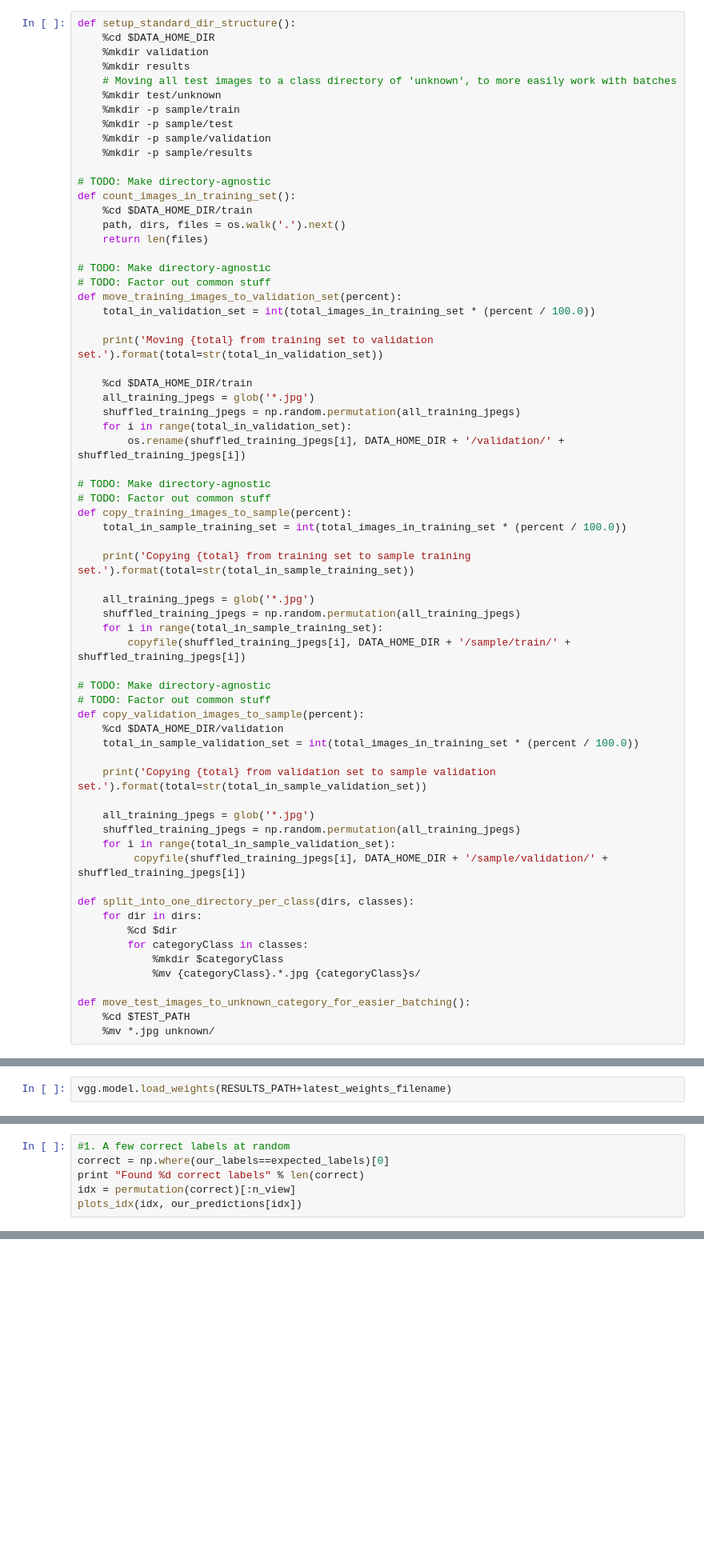
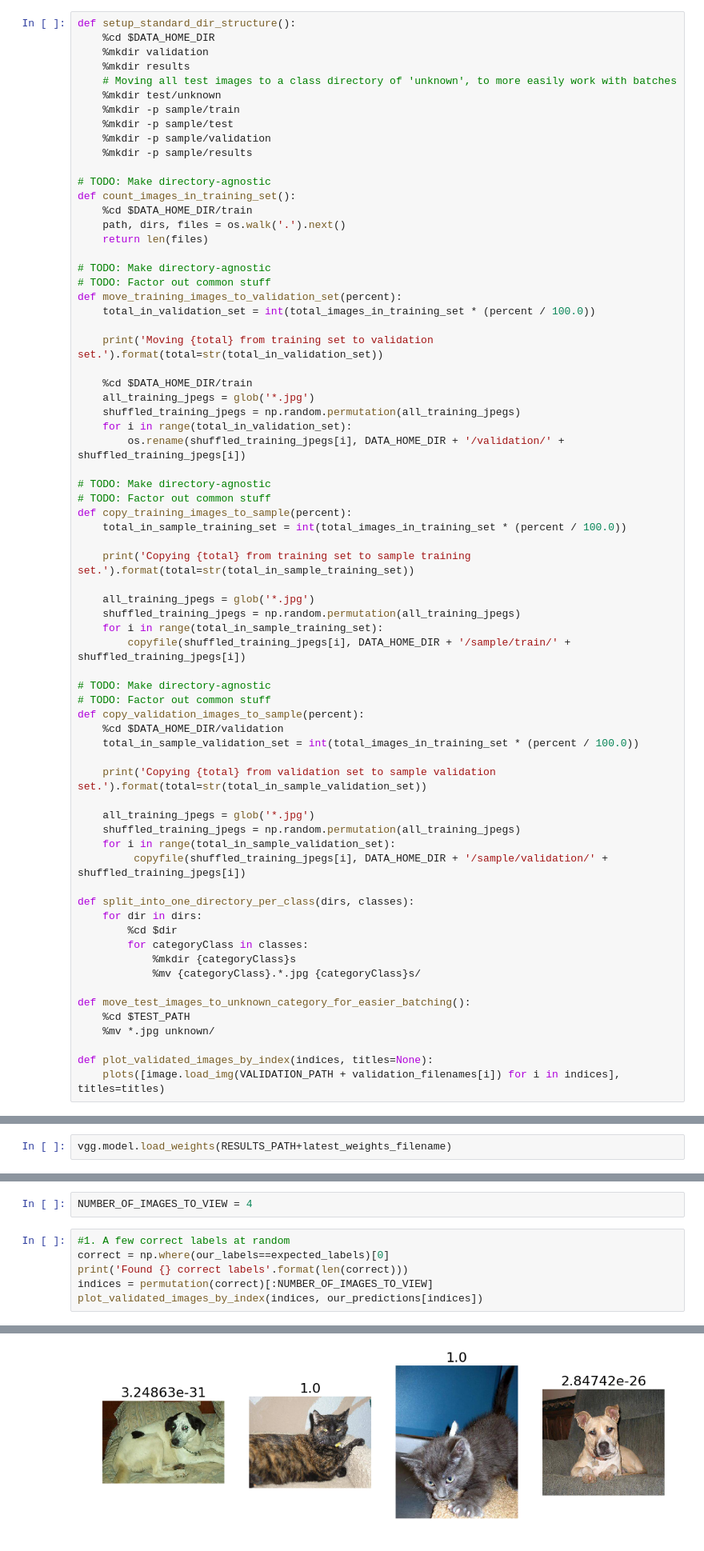
Before and after one commit to workflow/courses, a Jupyter notebook: deeplearning1/nbs/week-2-assignment/cats-dogs-redux-from-scratch/dogs_cats_redux_from_scratch.ipynb, the cells around one changed output, grey strips where cells are left out. Shown at 80% size. Drawn from its saved outputs; the diff is of its cells as text; blank space fills up the shorter version.

Commit message:
Flanifying validation and submission sections.

```diff
--- a/deeplearning1/nbs/week-2-assignment/cats-dogs-redux-from-scratch/dogs_cats_redux_from_scratch.ipynb
+++ b/deeplearning1/nbs/week-2-assignment/cats-dogs-redux-from-scratch/dogs_cats_redux_from_scratch.ipynb
@@ -93,12 +93,15 @@ def split_into_one_directory_per_class(dirs, classes):
     for dir in dirs:
         %cd $dir
         for categoryClass in classes:
-            %mkdir $categoryClass
+            %mkdir {categoryClass}s
             %mv {categoryClass}.*.jpg {categoryClass}s/
 
 def move_test_images_to_unknown_category_for_easier_batching():
     %cd $TEST_PATH
     %mv *.jpg unknown/
+
+def plot_validated_images_by_index(indices, titles=None):
+    plots([image.load_img(VALIDATION_PATH + validation_filenames[i]) for i in indices], titles=titles)
 # %% [markdown]
 ## Downloading Kaggle Data
 # %% [markdown]
@@ -287,6 +311,9 @@ n_view = 4
+# %%
+NUMBER_OF_IMAGES_TO_VIEW = 4
 # %%
 #1. A few correct labels at random
 correct = np.where(our_labels==expected_labels)[0]
-print "Found %d correct labels" % len(correct)
-idx = permutation(correct)[:n_view]
-plots_idx(idx, our_predictions[idx])
+print('Found {} correct labels'.format(len(correct)))
+indices = permutation(correct)[:NUMBER_OF_IMAGES_TO_VIEW]
+plot_validated_images_by_index(indices, our_predictions[indices])
+# %% [output]
@@ -293,3 +321,4 @@ plots_idx(idx, our_predictions[idx])
+[figure, added]
 # %%
 #2. A few incorrect labels at random
 incorrect = np.where(our_labels!=expected_labels)[0]
```
Also changed, not shown: parts of 25 cells of this notebook.
